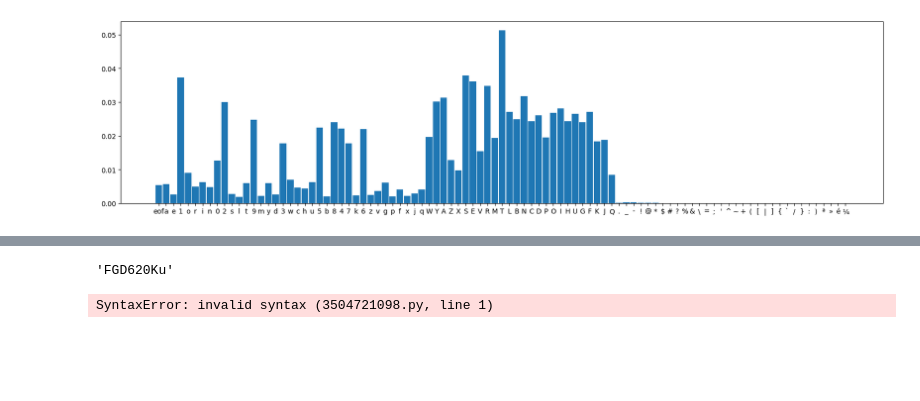
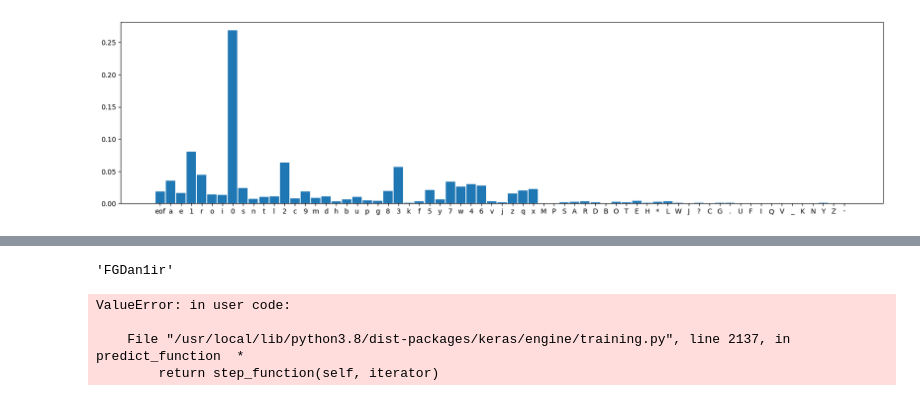
Before and after one commit to heikowagner/thebigdatablog, a Jupyter notebook: jupyter_notebooks/transformer/transformer2.ipynb, the cells around one changed output, grey strips where cells are left out. Cells and saved outputs as stored; diff of their text form; code cells hidden in the pictures; blank space fills up the shorter version.

Commit message:
ff model
ff model

```diff
--- a/jupyter_notebooks/transformer/transformer2.ipynb
+++ b/jupyter_notebooks/transformer/transformer2.ipynb
@@ -100,5 +134,4 @@ tok_sequence = pad_and_tokenize(sequences, tokenizer, max_length)
 # %%
-# Split the Data into X and y
+# Split the Data into trainset and labels
 
-predictors, label = tok_sequence[:,:-1], tok_sequence[:,-1]
-label = ku.to_categorical(label, num_classes=vocab_size)
+predictors, label = rnn_labels(tok_sequence, vocab_size)
@@ -251,40 +257,4 @@ variables.h5                                   2022-12-29 17:02:40       687008
-# %%
-from keras import Sequential
-from keras.preprocessing.text import Tokenizer
-import matplotlib.pyplot as plt
-
-def plt_props(vals, preds):
-    f = plt.figure()
-    f.set_figwidth(20)
-    plt.bar(vals, preds, width=0.9)
-    plt.show()
-
-def predict_letter(vocabular:list, propabilities:list, plot:bool=False)->dict:
-    """Performs a random choice out of the vocabular based on the passed propabilities."""
-    if plot:
-        plt_props(vocabular, propabilities[0])
-    return np.random.choice( vocabular , 1, p=propabilities[0])[0]
-
-def predict_next_letter(previous_letters: str, model: Sequential, tokenizer: Tokenizer, plot:bool=False ) -> str:
-    max_length = model.get_config()["layers"][0]["config"]["batch_input_shape"][1]
-    previous_letters = list(map(add_spaces, [previous_letters]))
-    tok_prev = pad_and_tokenize(previous_letters, tokenizer, max_length)
-    propabilities = model.predict(tok_prev)
-    predicted_letter = predict_letter(['eof'] + list(tokenizer.index_word.values()) , list(propabilities), plot)
-    return predicted_letter
-
-
-def predict_password(previous_letters: str, model: Sequential, tokenizer: Tokenizer) -> str:
-    password = previous_letters
-    new_letter=""
-    while True:
-        new_letter = predict_next_letter(password, model, tokenizer)
-        if new_letter == "eof":
-            break
-        password = password + new_letter
-    return password
 # %%
-predict_next_letter("FGD", model, tokenizer, True)
-
-predict_password("FGD", model, tokenizer )
+predict_next_letter("LOV", lstm_model, tokenizer, True)
+predict_password("FGD", lstm_model, tokenizer )
 # %% [output]
@@ -292 +262 @@ predict_password("FGD", model, tokenizer )
-[figure, old version]
+[figure, new version]
@@ -299 +269 @@ predict_password("FGD", model, tokenizer )
-'FGD620Ku'
+'FGDan1ir'
@@ -303,19 +270,12 @@ predict_password("FGD", model, tokenizer )
+# %%
+predict_next_letter("L", ff_model, tokenizer, True)
+#predict_password("FGD", ff_model, tokenizer )
+# %% [output]
+ValueError: in user code:
+
+    File "/usr/local/lib/python3.8/dist-packages/keras/engine/training.py", line 2137, in predict_function  *
+        return step_function(self, iterator)
 # %%
 #https://jhui.github.io/2017/03/15/RNN-LSTM-GRU/
 #https://www.simplilearn.com/tutorials/deep-learning-tutorial/rnn
 #https://www.kaggle.com/code/namansood/nlp-guide-next-word-prediction-and-deep-learning
-# %%
-For what you're asking, I don't think a Bidirectional network would be good. (The reverse direction would be trying to predict something that does not appear at the end, but before the beginning, and I believe you're going to want to take the output and make it an input and keep predicting further, right?)
-
-So, first, remove the Bidirectional from your model, keep only the LSTM.
-
-Keras recurrent layers may output only the last step, or, if you set return_sequences=True, output all steps.
-
-So, the trick is adjusting both the data and the model like this:
-
-    In the LSTM layers, add return_sequences=True. (Your output will be entire sentences)
-    Make Y be entire sentences one step ahead of X: X,y = sequences[:,:-1], sequences[:,1:]
-
-Just be aware that this will make your output 3D. If you're interested only in the last word, you can manually take it from the output: lastWord = outputs[:,-1]
-# %% [output]
-SyntaxError: invalid syntax (3504721098.py, line 1)
```
Also changed, not shown: parts of 20 cells of this notebook, 10 other files.
